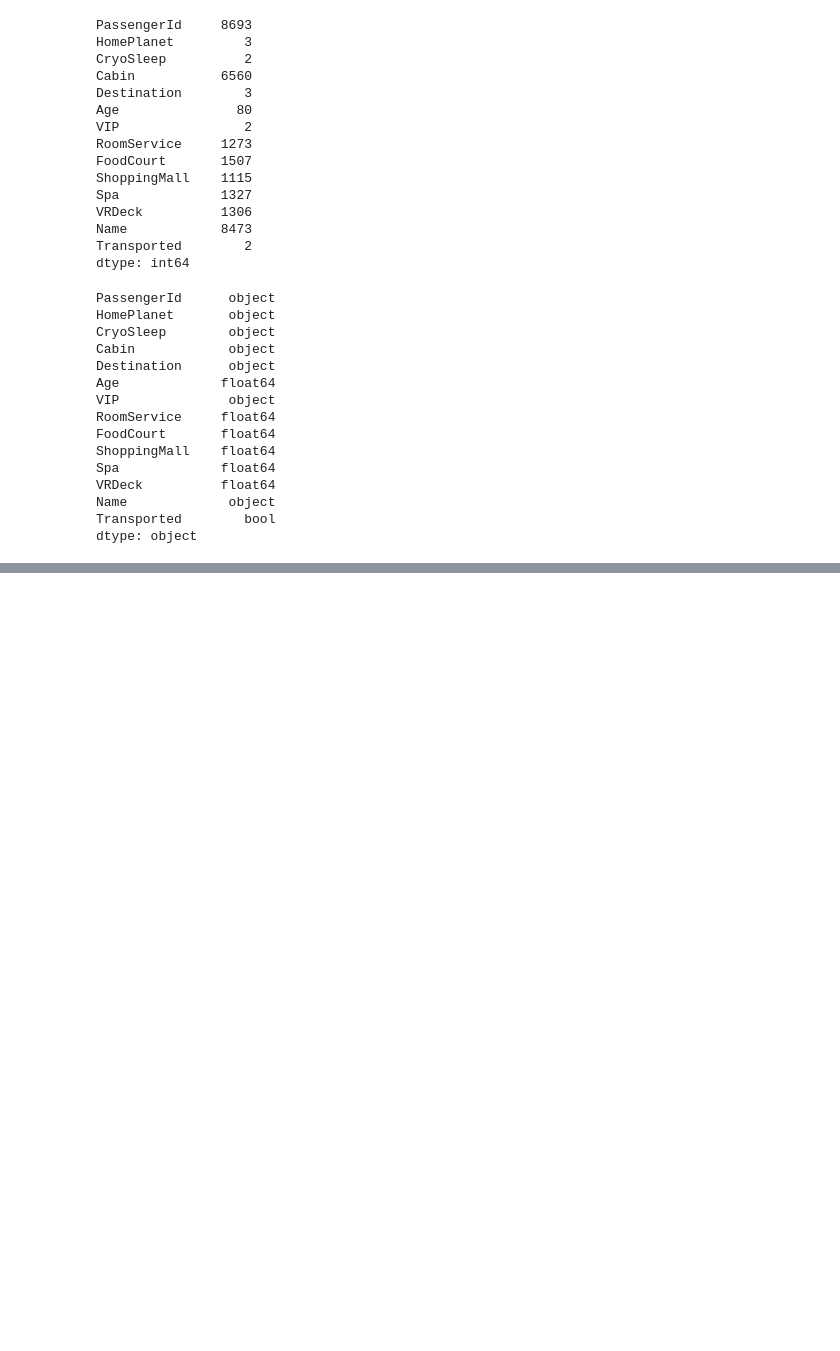
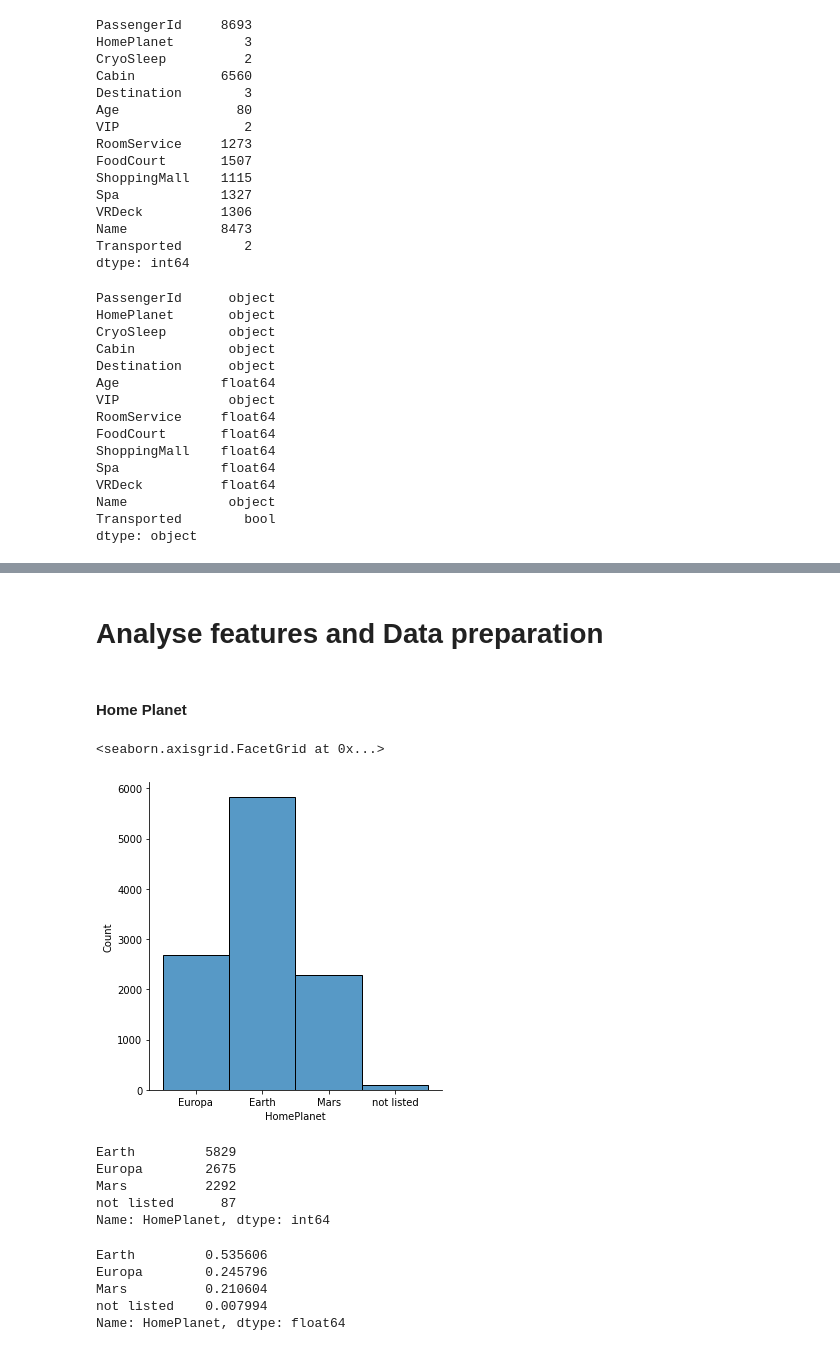
Before and after one commit to ThierrryScotto/Spaceship-Titanic, a Jupyter notebook: Spaceship_Titanic.ipynb, the cells around one changed output, grey strips where cells are left out. Drawn from its saved outputs; the diff is of its cells as text; code cells hidden in the pictures; blank space fills up the shorter version.

```diff
--- a/Spaceship_Titanic.ipynb
+++ b/Spaceship_Titanic.ipynb
@@ -157,0 +253,5 @@ dtype: object
+# %%
+target = df_train['Transported']
+
+df_train.drop(['Transported'], axis=1, inplace=True)
+df_train
@@ -157,0 +274,3 @@ dtype: object
+# %%
+data_frame = df_train.append(df_test)
+data_frame
@@ -157,0 +349,19 @@ dtype: object
+# %%
+from sklearn.experimental import enable_iterative_imputer
+from sklearn.impute import IterativeImputer
+
+imp = IterativeImputer(random_state=42)
+
+date = pd.Timestamp('2200-01-01')
+
+for col in data_frame:
+    if data_frame[col].dtype=="object":
+        data_frame[col].fillna("not listed", inplace=True)
+    elif data_frame[col].dtype=="int":
+        data_frame[col].fillna(data_frame[col].mean(), inplace=True)
+    elif data_frame[col].dtype=='float':
+       #X[col].fillna(X[col].mean(), inplace=True)
+       data_frame[col] = imp.fit_transform(data_frame[col].values.reshape(-1,1))
+    elif data_frame[col].dtype=="datetime64[ns]":
+        data_frame[col].fillna(date, inplace=True)
+data_frame
@@ -157,0 +399,27 @@ dtype: object
+# %% [markdown]
+# Analyse features and Data preparation
+# %% [markdown]
+#### Home Planet
+# %%
+sns.displot(data_frame['HomePlanet'])
+# %% [output]
+<seaborn.axisgrid.FacetGrid at 0x...>
+[figure, added]
+# %%
+home_planet_count = data_frame['HomePlanet'].value_counts()
+home_planet_count
+# %% [output]
+Earth         5829
+Europa        2675
+Mars          2292
+not listed      87
+Name: HomePlanet, dtype: int64
+# %%
+home_planet_percent = home_planet_count / len(data_frame)
+home_planet_percent
+# %% [output]
+Earth         0.535606
+Europa        0.245796
+Mars          0.210604
+not listed    0.007994
+Name: HomePlanet, dtype: float64
```
Also changed, not shown: parts of 27 cells of this notebook.
